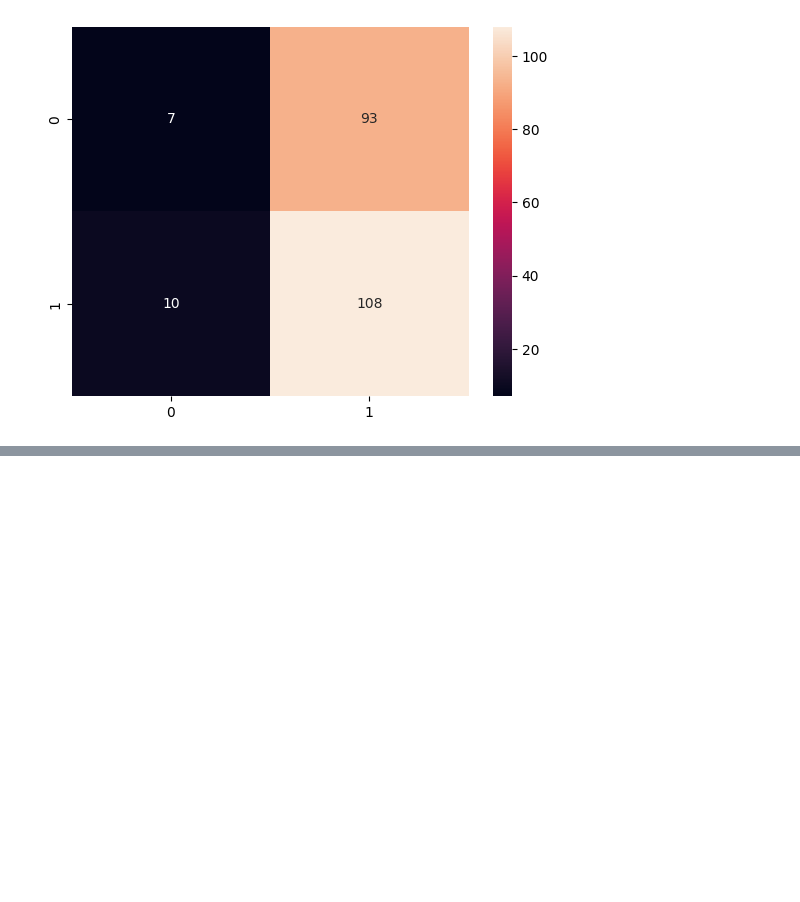
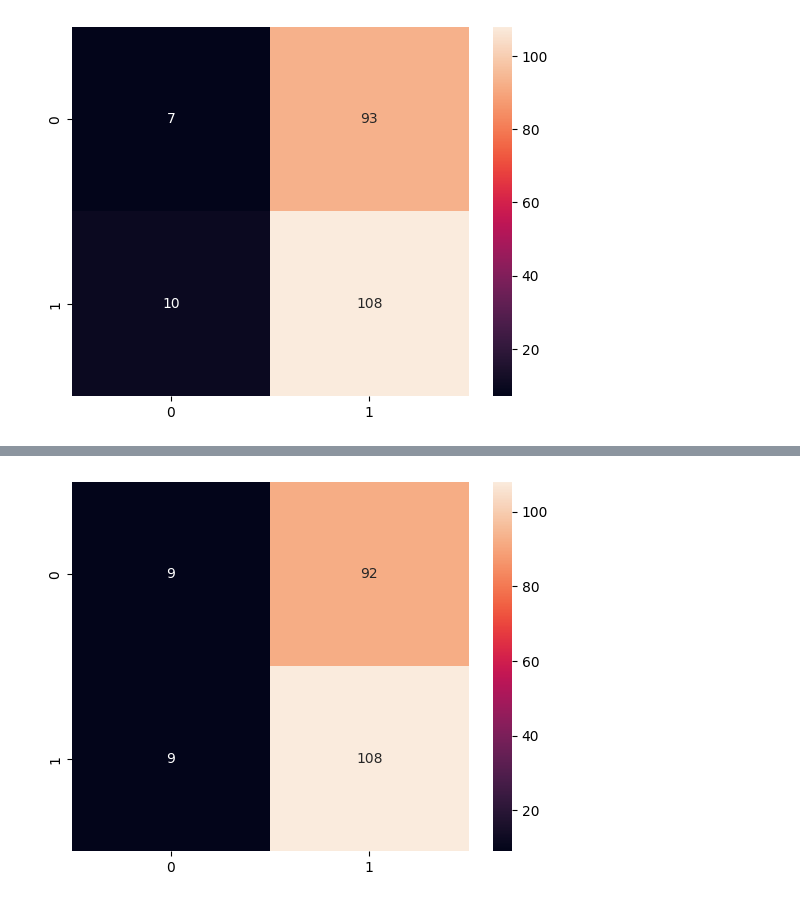
Before and after one commit to woooocoder/machine-learning, a Jupyter notebook: hw4/hw4.ipynb, the cells around one changed output, grey strips where cells are left out. Saved outputs shown, nothing was run; the diff lists cells and outputs as text; code cells hidden in the pictures; blank space fills up the shorter version.

```diff
--- a/hw4/hw4.ipynb
+++ b/hw4/hw4.ipynb
@@ -230,0 +277,6 @@ print(len(y_pred_prob))
+# %%
+matrix = confusion_matrix(y_test, y_pred)
+sns.heatmap(matrix, annot=True, fmt='d')
+plt.show()
+# %% [output]
+[figure, added]
```
Also changed, not shown: parts of 16 cells of this notebook, 1 other file.
